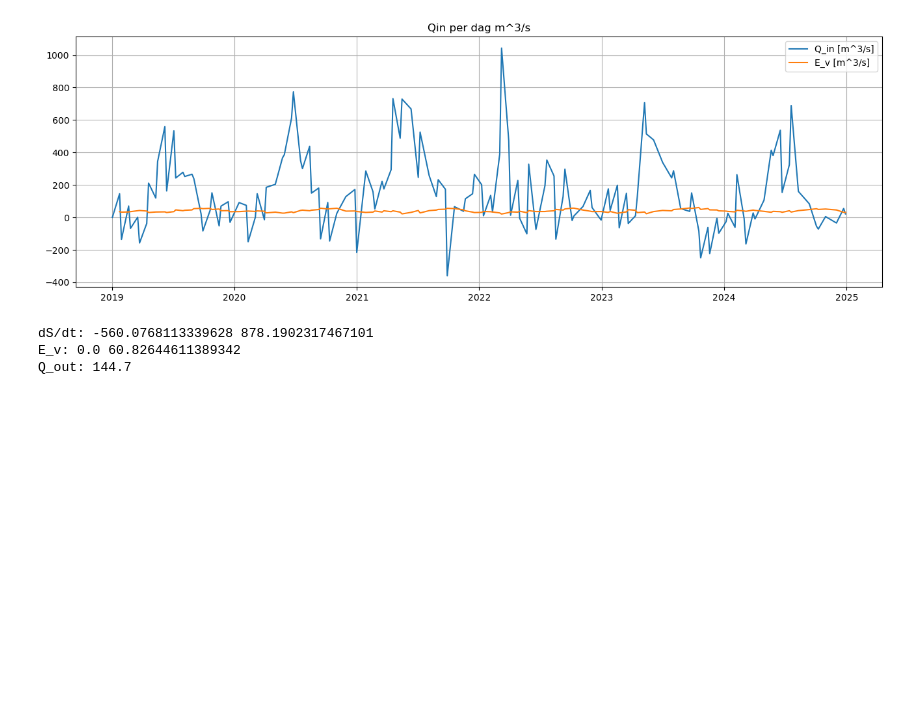
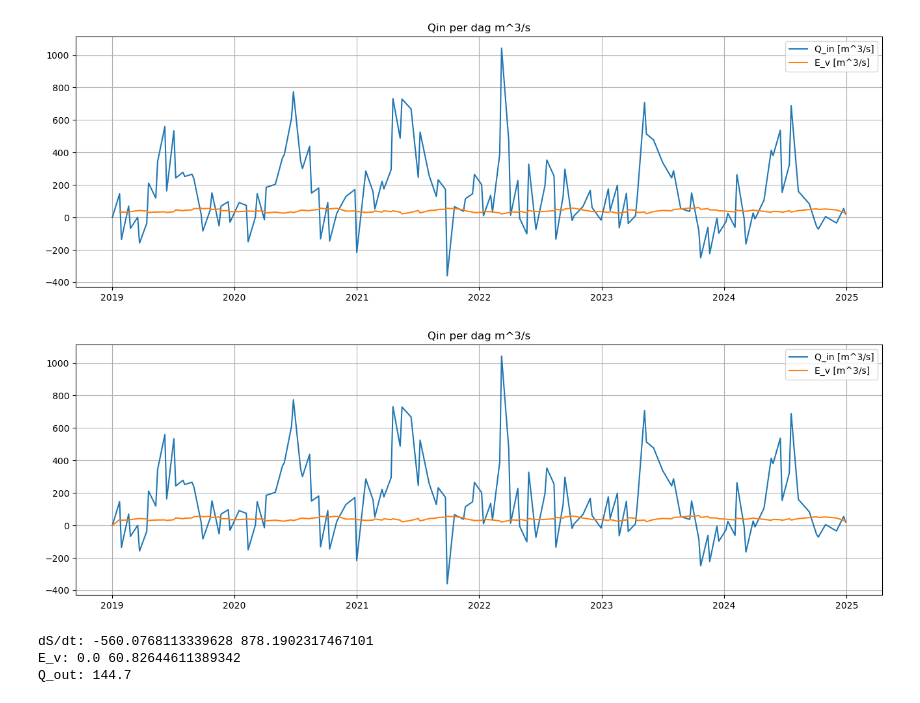
Before and after one commit to eWaterCycle/projects, a Jupyter notebook: Suriname_Model/Suriname_model.ipynb, the cells around one changed output. Saved outputs shown, nothing was run; the diff lists cells and outputs as text; code cells hidden in the pictures; blank space fills up the shorter version.

Commit message:
Suriname kalibratie code af

```diff
--- a/Suriname_Model/Suriname_model.ipynb
+++ b/Suriname_Model/Suriname_model.ipynb
@@ -188,0 +190,13 @@ dask.array<open_dataset-pr, shape=(2557,), dtype=float32, chunksize=(2557,), chu
+# %%
+evap = ERA5_forcing.to_xarray()["evspsblpot"] #units: kg m^-2 s^-1 = mm/s, gesampled per dag
+prec = ERA5_forcing.to_xarray()["pr"] #units: kg m^-2 s^-1 = mm/s, gesampled per dag
+print(evap)
+print(prec)
+fig, ax = plt.subplots(figsize=(12,5))
+
+evap.plot(ax=ax, label='Potential evaporation')
+prec.plot(ax=ax, label='Precipitation')
+ax.set_ylabel('mm/s')
+ax.set_xlabel("tijd")
+plt.title("E en P in mm/s, sampled per dag")
+ax.legend();
@@ -381,6 +414,73 @@ dS/dt: -560.0768113339628 878.1902317467101
 E_v: 0.0 60.82644611389342
 Q_out: 144.7
 [figure]
+# %%
+#Qin links van Suriname model inladen. Hierop moet discharge_bmi worden gekalibreerd
+height["datetime_local_none_test"] = height["datetime"].dt.tz_localize(None)
+fig, ax1 = plt.subplots(figsize=(16,5))
+
+opp["Date"] = opp["Date"].dt.tz_localize(None)
+begin_datum = pd.to_datetime(start_datum).tz_localize(None)
+eind_datum = pd.to_datetime(eind_datum).tz_localize(None)
+evap = evap.sel(time=slice(begin_datum, eind_datum))
+
+#eerdere test
+# height["datetime_local_none_test"] = height["datetime_local_none_test"][
+#     (height["datetime_local_none_test"] >= begin_datum) &
+#     (height["datetime_local_none_test"] <= eind_datum)
+# ].copy()
+
+#chagpt test
+height = height[
+    (height["datetime_local_none_test"] >= begin_datum) &
+    (height["datetime_local_none_test"] <= eind_datum)
+].copy()
+
+height = height.reset_index(drop=True)
+
+height = height.reset_index(drop=True)
+
+area_interp = np.interp(height["datetime_local_none_test"].astype("int64"), opp["Date"].astype("int64"), opp["Value"])
+
+H = height["wse"].to_numpy()
+V = np.exp((H - 8)/15) - 2
+Vv = V * 10**9                                                            # van km^3 naar m^3
+delta_s = np.zeros(len(height["datetime_local_none_test"]))
+E = np.zeros(len(height["datetime_local_none_test"]))
+opper = np.zeros(len(height["datetime_local_none_test"]))
+Q_in_L = np.zeros(len(height["datetime_local_none_test"]))
+E_v = np.zeros(len(height["datetime_local_none_test"]))
+Q_in_L_sum = np.zeros(len(height["datetime_local_none_test"]))
+Q_in_L_sum_test = np.zeros(len(height["datetime_local_none_test"]))
+Q_out = 144.7# m^3/s
+
+for i in range(len(height["datetime_local_none_test"])-1):
+
+    t0 = height["datetime_local_none_test"].iloc[i]
+    t1 = height["datetime_local_none_test"].iloc[i+1]
+
+    # delta_s[i+1] = (Vv[i+1] - Vv[i])* (1/(3600* 24))
+    dt_seconds = (t1 - t0).total_seconds()
+    delta_s[i+1] = (Vv[i+1] - Vv[i]) / dt_seconds
+
+    evap_interval = evap.sel(time=slice(t0, t1))
+    E[i+1] = evap_interval.mean().values * 10**-3 #/dt_seconds       # van mm/s naar m/s
+
+    A_t = area_interp[i+1]
+    E_v[i+1] = A_t * 1e6 * E[i+1]
+
+    Q_in_L[i+1] = delta_s[i+1] + E_v[i+1] + Q_out
+    Q_in_L[i+1] = np.nan_to_num(Q_in_L[i+1], nan=0.0)
+    Q_in_L_sum[i] = Q_in_L.sum()
+    Q_in_L_sum_test = np.cumsum(Q_in_L)
+
+plt.plot(height["datetime_local_none_test"], Q_in_L, label = "Q_in [m^3/s]")
+plt.plot(height["datetime_local_none_test"], E_v, label = "E_v [m^3/s]")
+plt.legend()
+plt.title("Qin per dag m^3/s")
+plt.grid();
+# %% [output]
+[figure, added]
 # %%
 print("dS/dt:", np.nanmin(delta_s), np.nanmax(delta_s))
 print("E_v:", np.nanmin(E_v), np.nanmax(E_v))
```
Also changed, not shown: parts of 5 cells of this notebook, 1 other file.
